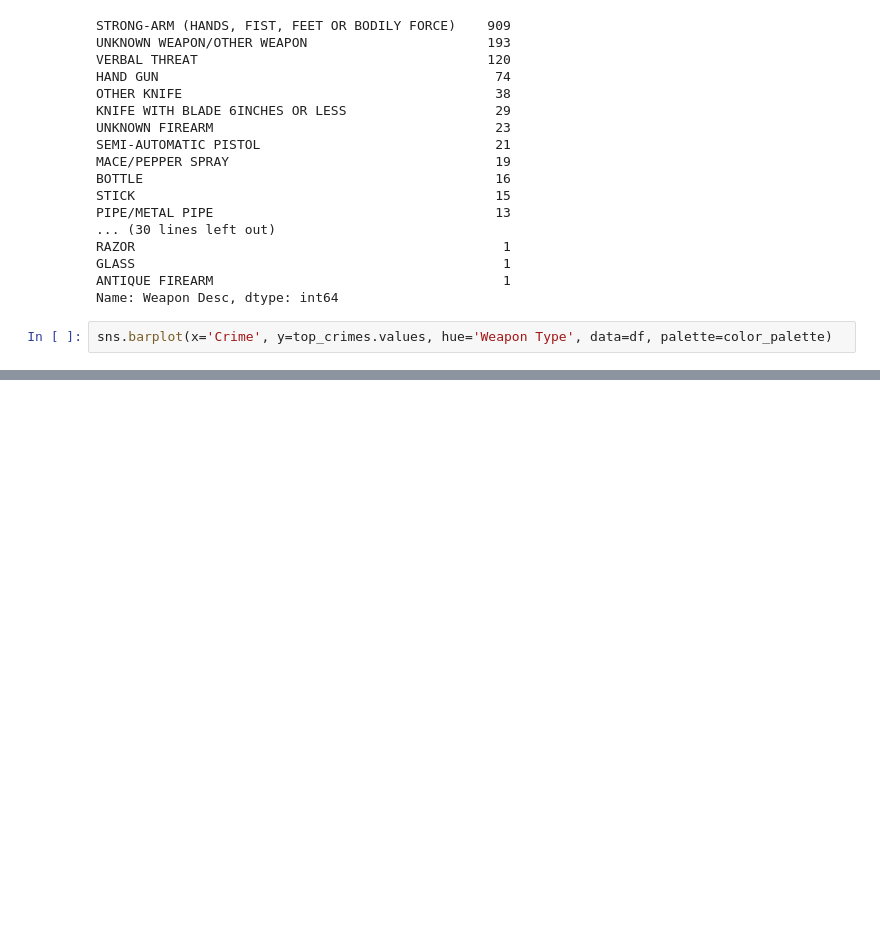
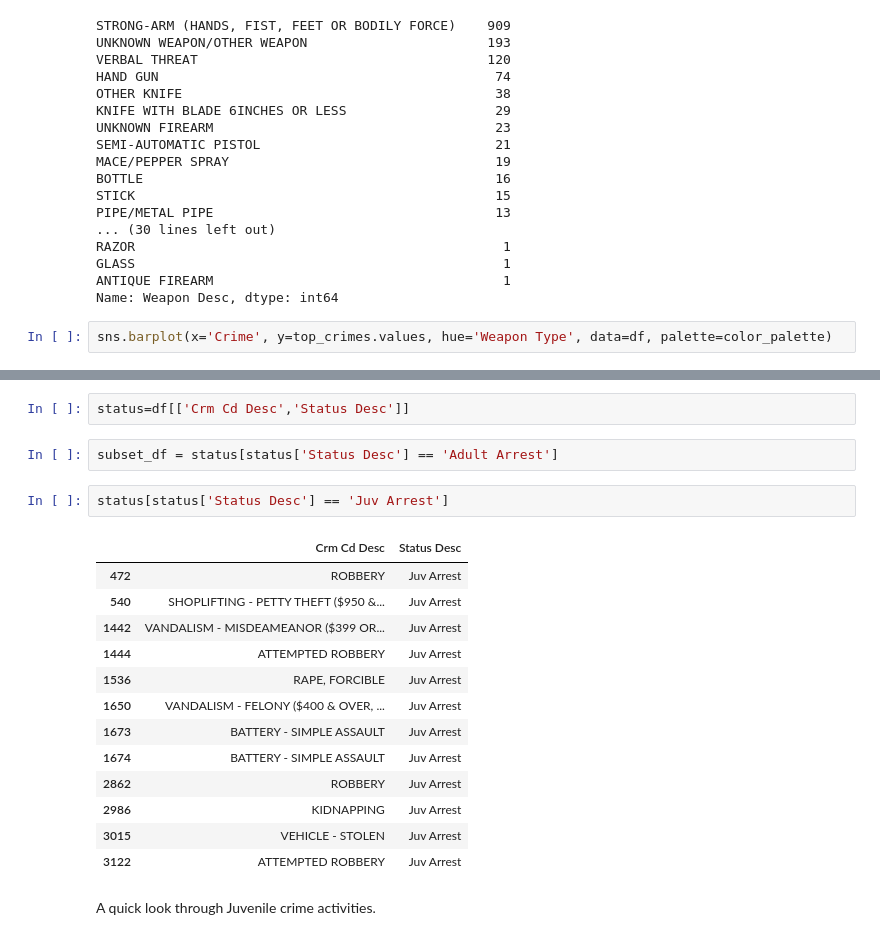
Before and after one commit to HankHoang/Time-Series-Prediction-Project, a Jupyter notebook: EDA_for_Crime_Dataset.ipynb, the cells around one changed output, grey strips where cells are left out. Cells and saved outputs as stored; diff of their text form; blank space fills up the shorter version.

```diff
--- a/EDA_for_Crime_Dataset.ipynb
+++ b/EDA_for_Crime_Dataset.ipynb
@@ -277,0 +311,22 @@ sns.barplot(x='Crime', y=top_crimes.values, hue='Weapon Type', data=df, palette=
+# %%
+status=df[['Crm Cd Desc','Status Desc']]
+# %%
+subset_df = status[status['Status Desc'] == 'Adult Arrest']
+# %%
+status[status['Status Desc'] == 'Juv Arrest']
+# %% [output]
+|  | Crm Cd Desc | Status Desc |
+| 472 | ROBBERY | Juv Arrest |
+| 540 | SHOPLIFTING - PETTY THEFT ($950 &... | Juv Arrest |
+| 1442 | VANDALISM - MISDEAMEANOR ($399 OR... | Juv Arrest |
+| 1444 | ATTEMPTED ROBBERY | Juv Arrest |
+| 1536 | RAPE, FORCIBLE | Juv Arrest |
+| 1650 | VANDALISM - FELONY ($400 & OVER, ... | Juv Arrest |
+| 1673 | BATTERY - SIMPLE ASSAULT | Juv Arrest |
+| 1674 | BATTERY - SIMPLE ASSAULT | Juv Arrest |
+| 2862 | ROBBERY | Juv Arrest |
+| 2986 | KIDNAPPING | Juv Arrest |
+| 3015 | VEHICLE - STOLEN | Juv Arrest |
+| 3122 | ATTEMPTED ROBBERY | Juv Arrest |
+# %% [markdown]
+ A quick look through Juvenile crime activities.
```
Also changed, not shown: parts of 15 cells of this notebook.
